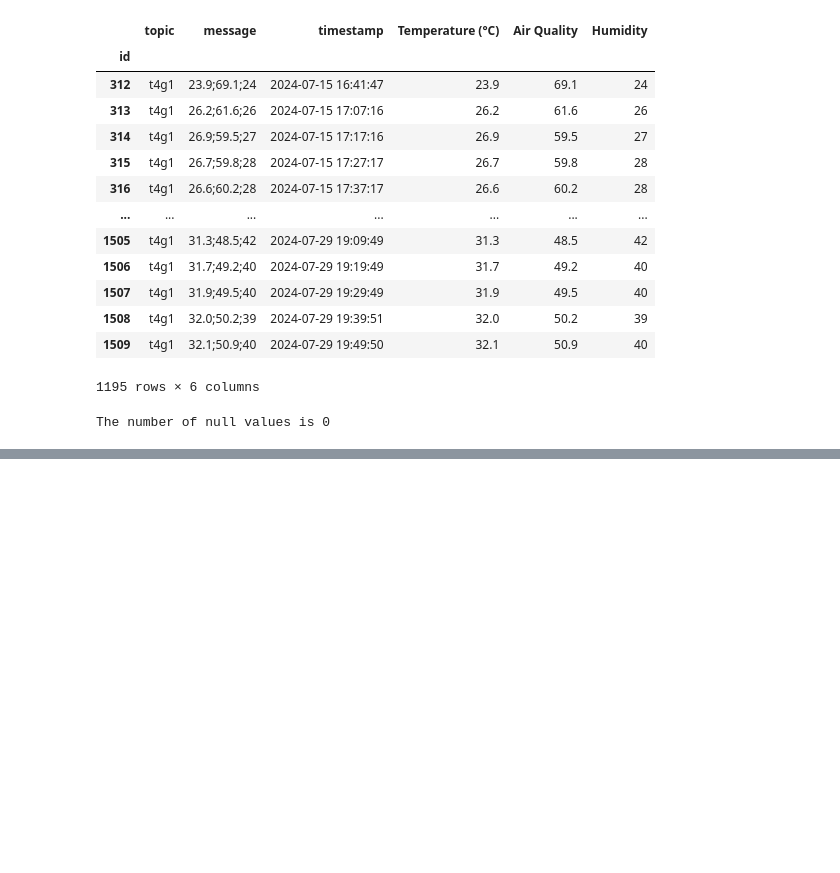
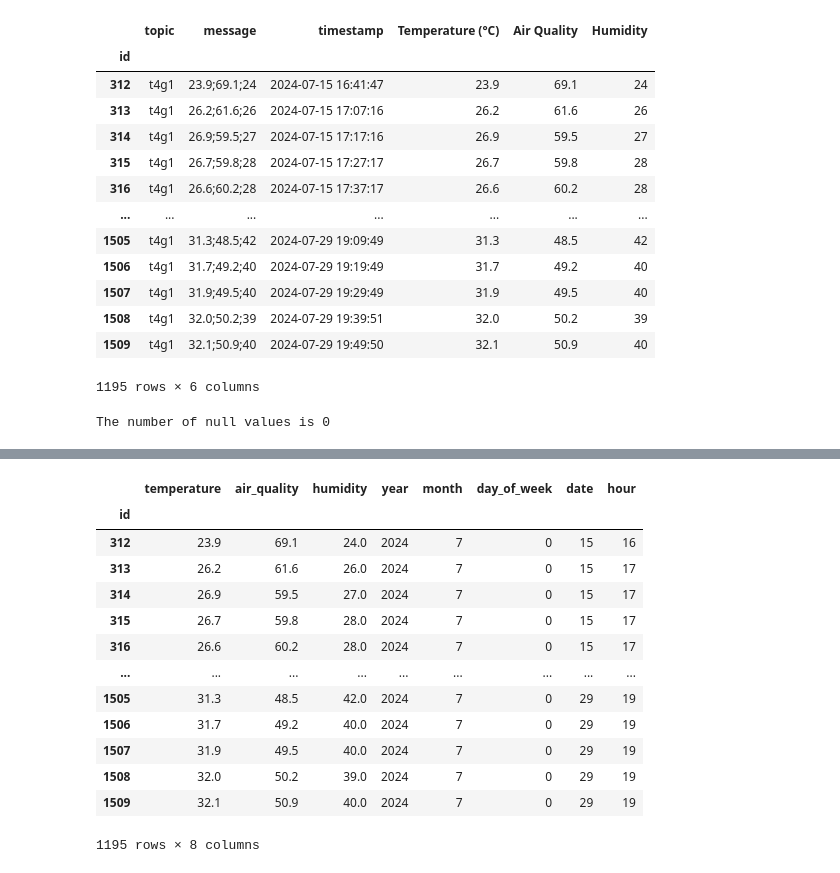
Before and after one commit to saikeerthan06/Data-Engineering-Project-Year-2-Semester-1, a Jupyter notebook: analysis.ipynb, the cells around one changed output, grey strips where cells are left out. Saved outputs shown, nothing was run; the diff lists cells and outputs as text; code cells hidden in the pictures; blank space fills up the shorter version.

```diff
--- a/analysis.ipynb
+++ b/analysis.ipynb
@@ -188,0 +539,39 @@ fig_humidity.show()
+# %%
+# Converting Timestamp from object data type to datetime data type
+df['timestamp'] = pd.to_datetime(df['timestamp'])
+
+# Create a new column for the year
+df['year'] = df['timestamp'].dt.year
+df['month'] = df['timestamp'].dt.month
+df['day_of_week'] = df['timestamp'].dt.day_of_week
+df['date'] = df['timestamp'].dt.day
+df['hour'] = df['timestamp'].dt.hour
+
+
+# Dropping Unnecessary Columns
+data = df.drop(['topic', 'message', 'timestamp'], axis=1)
+
+# Rename columns
+data.rename(columns={'Temperature (°C)': 'temperature', 'Air Quality': 'air_quality', 'Humidity': 'humidity', 'Day of Week': 'day_of_week', 'Day Of Month': 'date'}, inplace=True)
+
+# Converting to numeric dtype
+data['temperature'] = data['temperature'].astype('float')
+data['air_quality'] = data['air_quality'].astype('float')
+data['humidity'] = data['humidity'].astype('float')
+
+data
+# %% [output]
+|  | temperature | air_quality | humidity | year | month | day_of_week | date | hour |
+| id |  |  |  |  |  |  |  |  |
+| 312 | 23.9 | 69.1 | 24.0 | 2024 | 7 | 0 | 15 | 16 |
+| 313 | 26.2 | 61.6 | 26.0 | 2024 | 7 | 0 | 15 | 17 |
+| 314 | 26.9 | 59.5 | 27.0 | 2024 | 7 | 0 | 15 | 17 |
+| 315 | 26.7 | 59.8 | 28.0 | 2024 | 7 | 0 | 15 | 17 |
+| 316 | 26.6 | 60.2 | 28.0 | 2024 | 7 | 0 | 15 | 17 |
+| ... | ... | ... | ... | ... | ... | ... | ... | ... |
+| 1505 | 31.3 | 48.5 | 42.0 | 2024 | 7 | 0 | 29 | 19 |
+| 1506 | 31.7 | 49.2 | 40.0 | 2024 | 7 | 0 | 29 | 19 |
+| 1507 | 31.9 | 49.5 | 40.0 | 2024 | 7 | 0 | 29 | 19 |
+| 1508 | 32.0 | 50.2 | 39.0 | 2024 | 7 | 0 | 29 | 19 |
+| 1509 | 32.1 | 50.9 | 40.0 | 2024 | 7 | 0 | 29 | 19 |
+1195 rows × 8 columns
```
Also changed, not shown: parts of 36 cells of this notebook.
